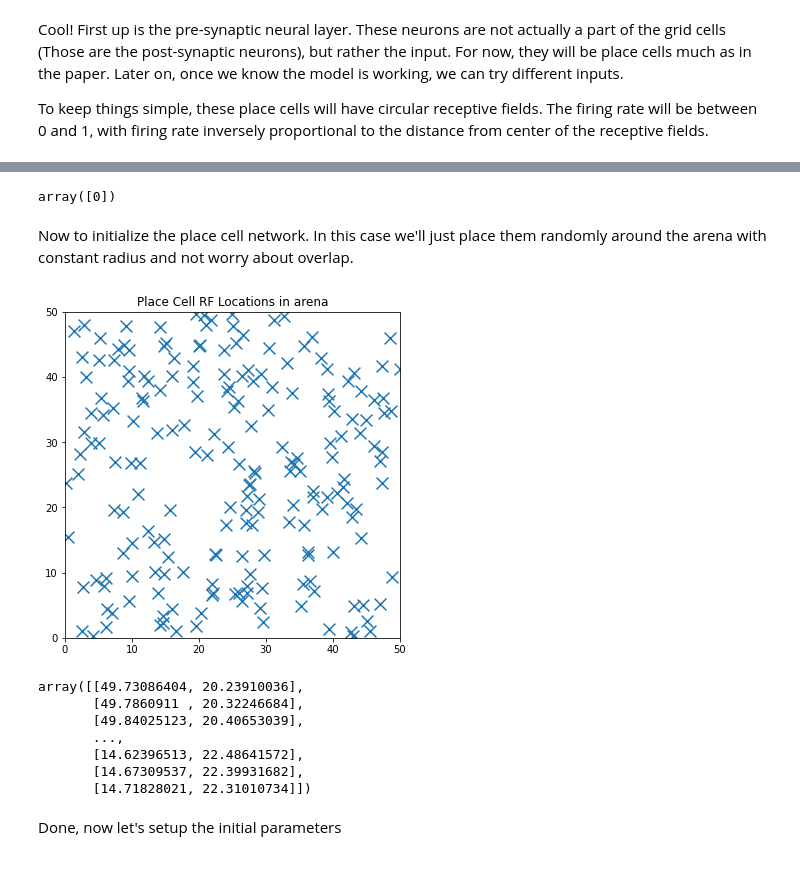
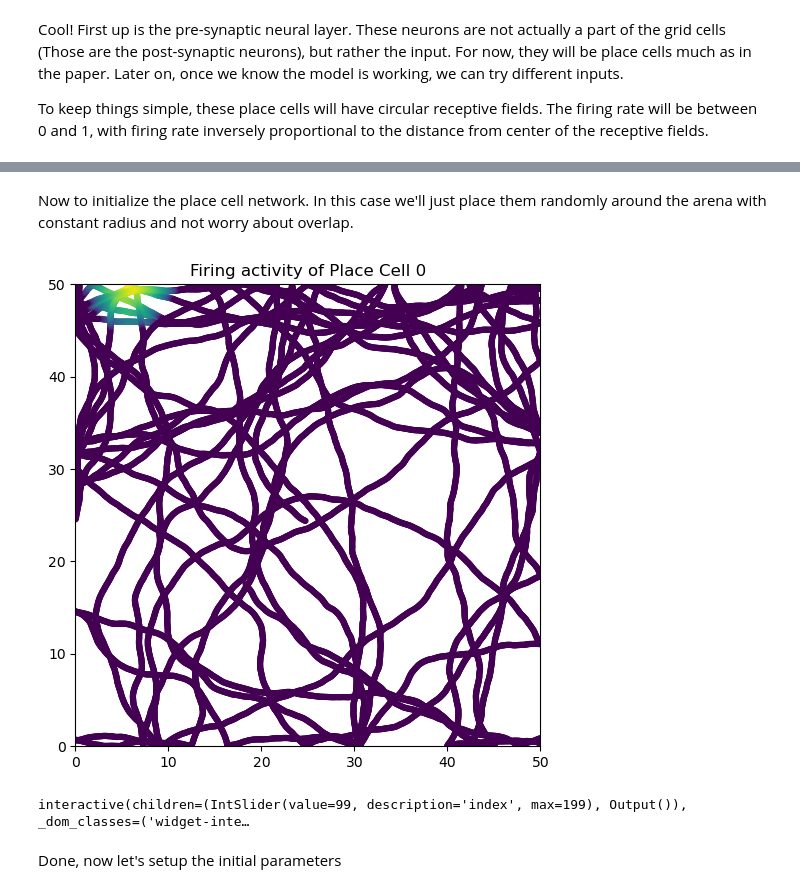
Before and after one commit to samuelbrege/snnResearch, a Jupyter notebook: GCKropffTreves2008.ipynb, the cells around one changed output, grey strips where cells are left out. Cells and saved outputs as stored; diff of their text form; code cells hidden in the pictures.

```diff
--- a/GCKropffTreves2008.ipynb
+++ b/GCKropffTreves2008.ipynb
@@ -70,20 +73,25 @@ class placeCellNetwork():
     """
     Place cell model (What model)
     """
-    def __init__(self, C, R, mu=1.0, beta=0.0):
+    def __init__(self, dim, C, R, mu=1.0, beta=0.0):
         """
-        :param vector C: Center coordinate of the receptive fields
+        :param int dim: Dimensions of data
+        :param vector C: Center coordinates of the receptive fields, must be a Column Vector
         :param float R: Radius of the receptive fields
         :param float mu: Maximum firing rate
         :param float beta: Minimum firing rate
         """
-        self.C = np.asarray(C)
+        self.C = np.asarray(C).reshape((-1,1,dim))
         self.R = R
         self.mu =  mu
         self.beta = beta
+        self.dim = dim
 
     def calc_activity(self, L):
-        d = np.linalg.norm(self.C - np.asarray(L), axis=1)
+        """
+        :param vector C: Coordinates of the agents location, must be a Column Vector
+        """
+        d = np.linalg.norm(self.C - np.asarray(L).reshape((-1,self.dim)), axis=2)
         d2 = np.copy(d)
         d2[d<=self.R] = (self.mu/np.log(self.R+1)) * np.log(-d[d<=self.R]+self.R+1) + self.beta
         d2[d>self.R] = self.beta
@@ -94,15 +102,12 @@ class placeCellNetwork():
         #     return (self.mu/np.log(self.R+1)) * np.log(-d+self.R+1) + self.beta
 
 #Code is designed
-pc = placeCellNetwork([[0]],5)
+pc = placeCellNetwork(1,[0],5)
 X = np.arange(0,10,0.1)
-actList = []
-for x in X:
-    actList.append(pc.calc_activity(x))
-
+act = pc.calc_activity(X)
 fig, ax = plt.subplots()
 fig.set_size_inches((8,5))
-ax.plot(X, actList)
+ax.plot(X, act[0])
 ax.set_xlabel('Distance from center')
 ax.set_ylabel('Activity')
 ax.set_title('Activity vs. Distance')
@@ -112,33 +117,35 @@ plt.show()
-# %%
-np.asarray([[0]])
-# %% [output]
-array([0])
 # %% [markdown]
 Now to initialize the place cell network. In this case we'll just place them randomly around the arena with constant radius and not worry about overlap.
 # %%
 N1 = 200 #Number of pre-synaptic neurons, value taken from paper's stand params #to contain list of all place cells in layer
-centers = np.random.uniform(0, aSize, (200,2)) #for plotting
-pre_layer = placeCellNetwork(centers, 5)
-#pre_layer.calc_activity([0,0])
+centers = np.random.uniform(0, aSize, (200,2)) #initialize centers randomly
+pre_layer = placeCellNetwork(2, centers, 5)
+
+activity = pre_layer.calc_activity(coords) #Calculates activity
+
 fig, ax = plt.subplots()
 fig.set_size_inches((6,6))
 ax.set_xlim(xmin = 0, xmax=aSize)
 ax.set_ylim(ymin = 0, ymax=aSize)
-ax.set_title('Place Cell RF Locations in arena')
-ax.scatter(centers[:,0], centers[:,1], s=140, marker='x')
+ax.set_title('Firing activity of Place Cell %i' % 0)
+ax.scatter(coords[:,0], coords[:,1], s=50, marker='.', c=activity[0])
 plt.show()
 # %% [output]
-[figure, old version]
+[figure, new version]
-# %%
-coords
-# %% [output]
-array([[49.73086404, 20.23910036],
-       [49.7860911 , 20.32246684],
-       [49.84025123, 20.40653039],
-       ...,
-       [14.62396513, 22.48641572],
-       [14.67309537, 22.39931682],
-       [14.71828021, 22.31010734]])
+# %%
+#Interactive plot, run cell to see
+
+@widgets.interact
+def f(index=(0,N1-1)):
+    fig, ax = plt.subplots()
+    fig.set_size_inches((6,6))
+    ax.set_xlim(xmin = 0, xmax=aSize)
+    ax.set_ylim(ymin = 0, ymax=aSize)
+    ax.set_title('Firing activity of Place Cell %i' % index)
+    ax.scatter(coords[:,0], coords[:,1], s=50, marker='.', c=activity[index])
+    plt.show()
+# %% [output]
+interactive(children=(IntSlider(value=99, description='index', max=199), Output()), _dom_classes=('widget-inte…
 # %% [markdown]
 Done, now let's setup the initial parameters
 # %%
```
Also changed, not shown: parts of 3 cells of this notebook.
